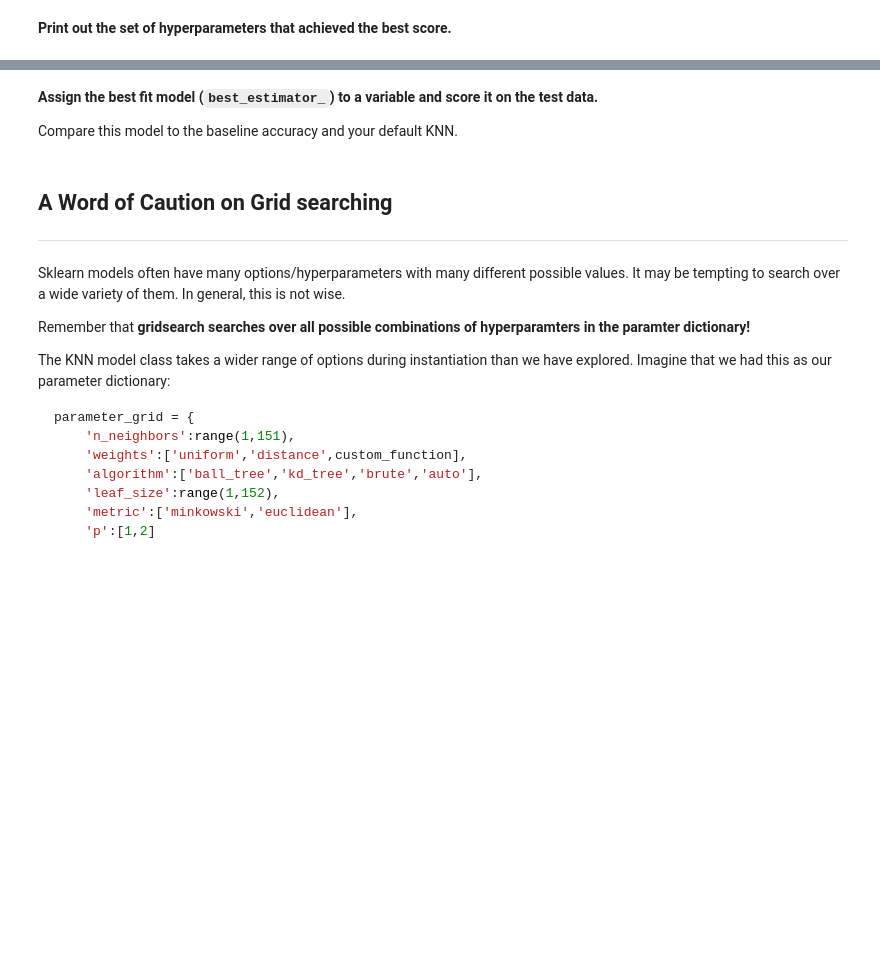
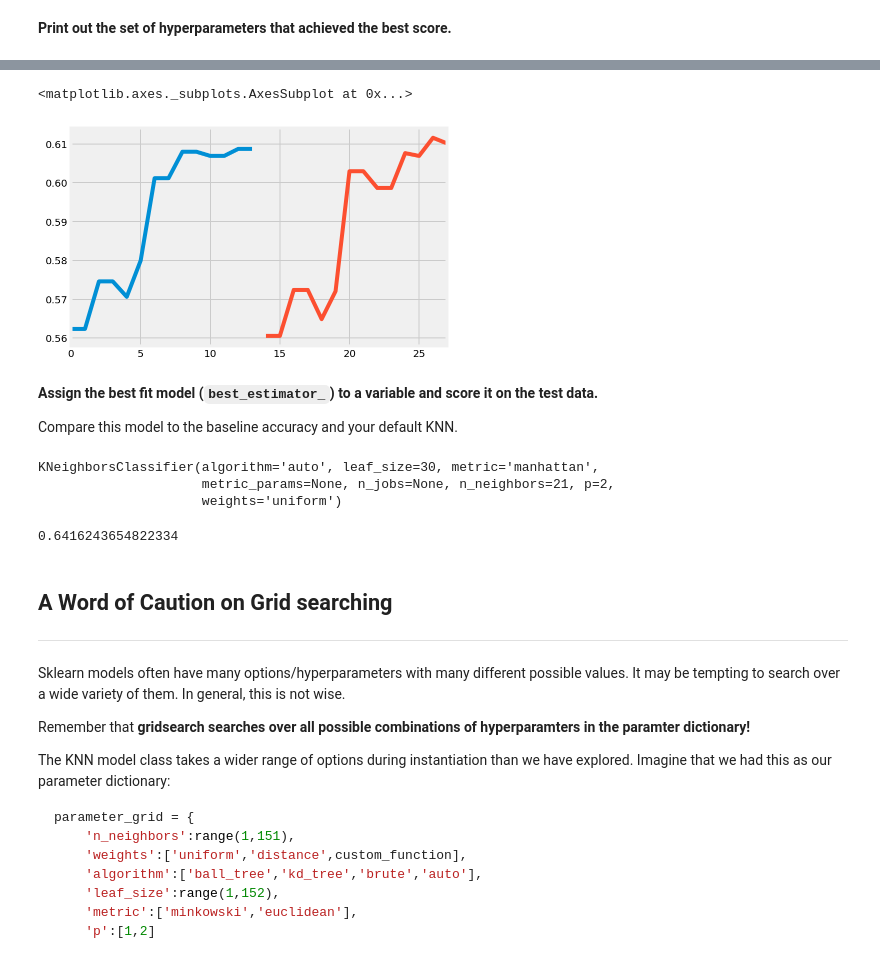
Before and after one commit to persocom01/GA-lessons, a Jupyter notebook: 4.05-optimization-gridsearch_hyperparameters-lesson/introduction-to-gridsearching-hyperparameters.ipynb, the cells around one changed output, grey strips where cells are left out. Drawn from its saved outputs; the diff is of its cells as text; code cells hidden in the pictures; blank space fills up the shorter version.

```diff
--- a/4.05-optimization-gridsearch_hyperparameters-lesson/introduction-to-gridsearching-hyperparameters.ipynb
+++ b/4.05-optimization-gridsearch_hyperparameters-lesson/introduction-to-gridsearching-hyperparameters.ipynb
@@ -174,0 +248,2 @@ from sklearn.model_selection import GridSearchCV
+# %%
+knn_gridseach = knn_gridsearch.fit(X_train_ss, y_train)
@@ -175,3 +255,5 @@ from sklearn.model_selection import GridSearchCV
+# %%
+results = knn_gridseach
 # %% [markdown]
 <a id='gs-results'></a>
 ### Examining the results of the gridsearch
@@ -195,0 +284,4 @@ Once the gridsearch has fit (this can take awhile!) we can pull out a variety of
+# %%
+result_param = pd.DataFrame(results.cv_results_['params'])
+# %%
+result_param['mean_test_score'] = results.cv_results_['mean_test_score']
@@ -196,3 +297,9 @@ Once the gridsearch has fit (this can take awhile!) we can pull out a variety of
+# %%
+result_param[result_param['metric'] == 'euclidean']['mean_test_score'].plot()
+result_param[result_param['metric'] == 'manhattan']['mean_test_score'].plot()
+# %% [output]
+<matplotlib.axes._subplots.AxesSubplot at 0x...>
+[figure, added]
 # %% [markdown]
 **Assign the best fit model (`best_estimator_`) to a variable and score it on the test data.**
 
@@ -201,0 +310,6 @@ Compare this model to the baseline accuracy and your default KNN.
+# %%
+best_fit
+# %% [output]
+KNeighborsClassifier(algorithm='auto', leaf_size=30, metric='manhattan',
+                     metric_params=None, n_jobs=None, n_neighbors=21, p=2,
+                     weights='uniform')
@@ -202,3 +318,7 @@ Compare this model to the baseline accuracy and your default KNN.
+# %%
+best_fit.score(X_test_ss, y_test)
+# %% [output]
+0.6416243654822334
 # %% [markdown]
 <a id='caution'></a>
 
```
Also changed, not shown: parts of 27 cells of this notebook.
